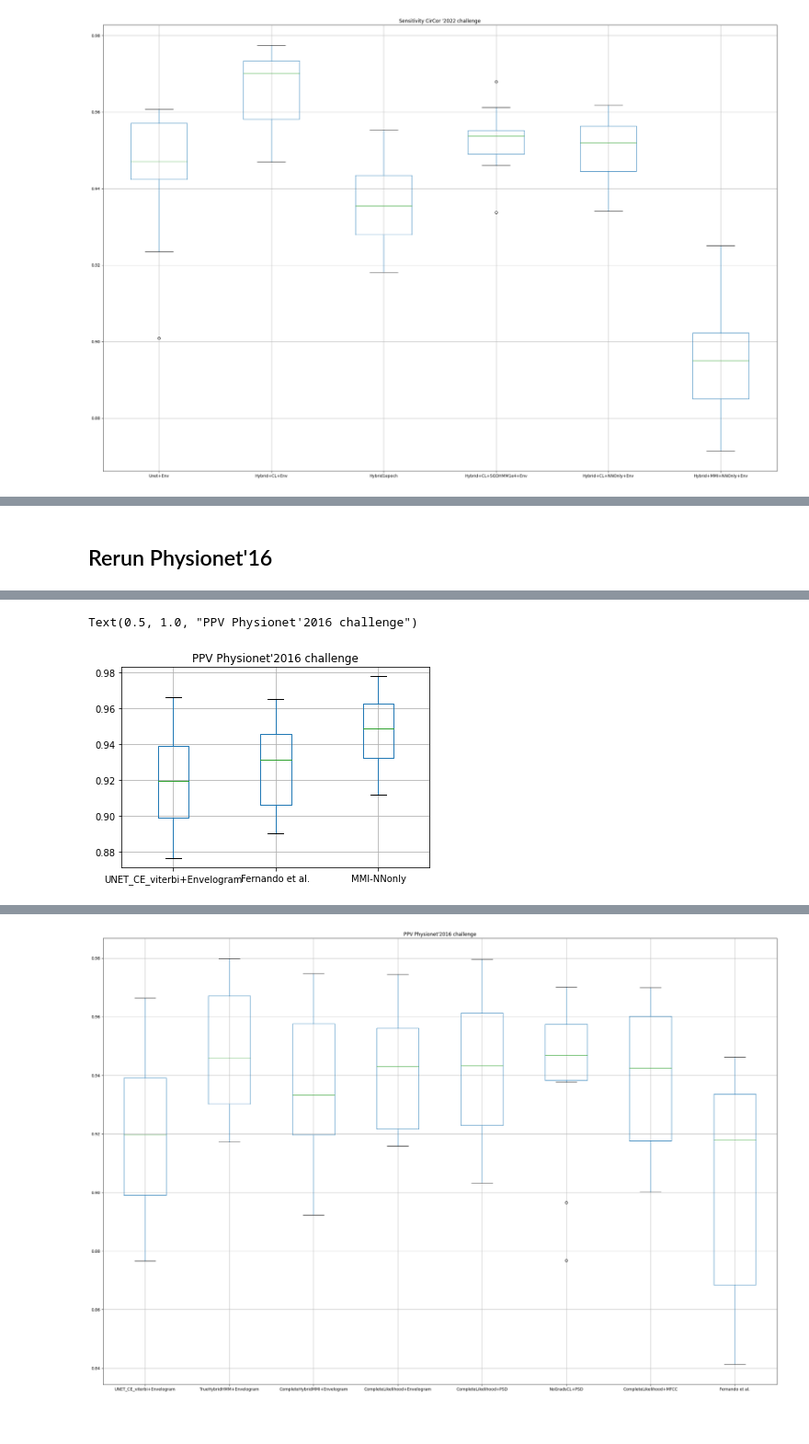
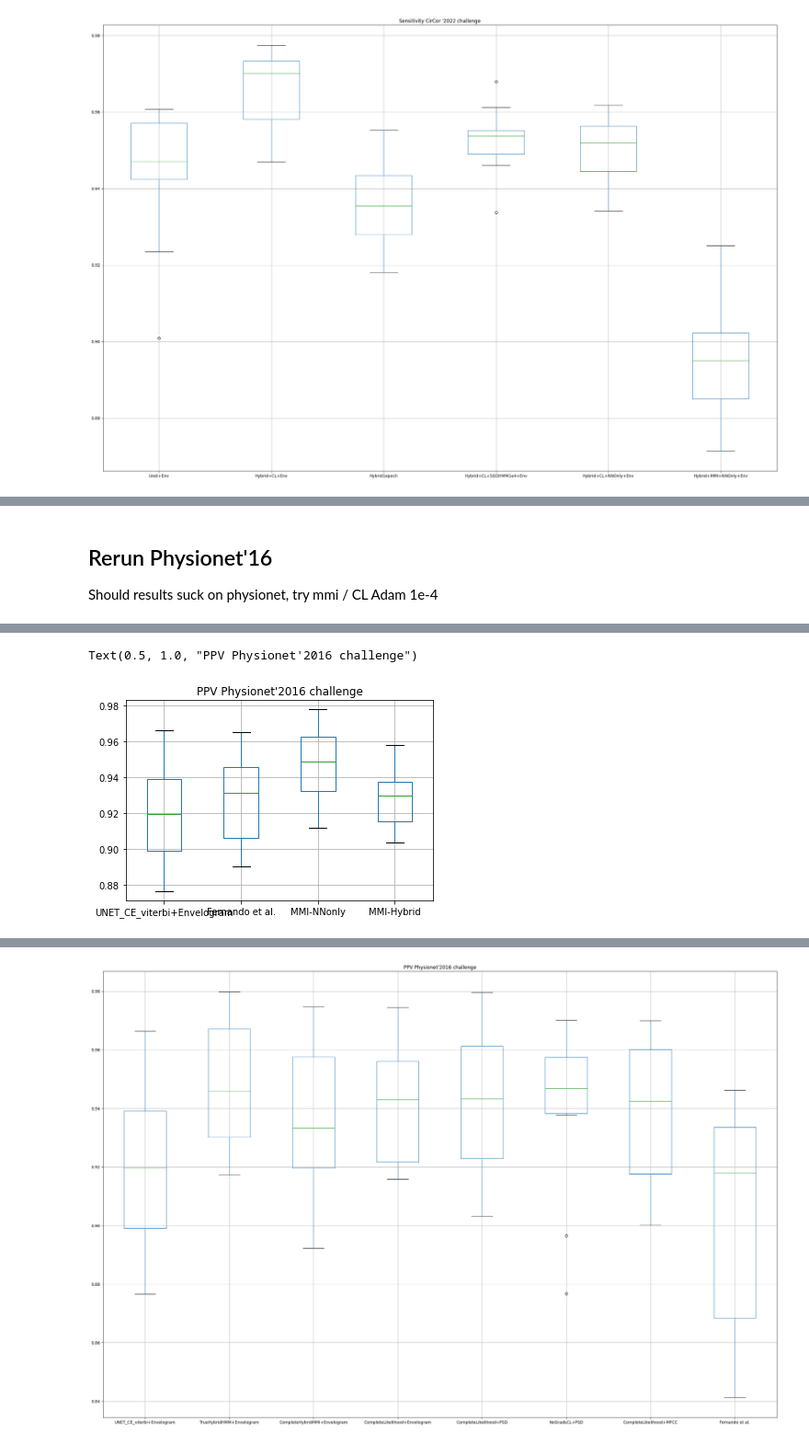
Before and after one commit to miguelmartins/hybrid-hmm, a Jupyter notebook: notebooks/physionet16_eval.ipynb, the cells around one changed output, grey strips where cells are left out. Shown at 92% size. Drawn from its saved outputs; the diff is of its cells as text; code cells hidden in the pictures.

Commit message:
Add hmm MMI NN hybrid for PH16

```diff
--- a/notebooks/physionet16_eval.ipynb
+++ b/notebooks/physionet16_eval.ipynb
@@ -175,12 +175,14 @@ plt.show()
   0.9612265530178732,
   0.9337805409365841,
   0.9678918015295088])
-# %% [markdown]
-## Rerun Physionet'16
+# %% [markdown]
+## Rerun Physionet'16
+Should results suck on physionet, try mmi / CL Adam 1e-4
 # %%
 ph16_crosse_unet_env = metrics_model('results/unet/unet/2022-02-26_07_49_39')
 ph16_fernando_CE_mfcc = metrics_model('results/rerun/fernando/fernando_CE_physio16_mfcc_joint/2022-09-17_07_52_13/')
 ph16_hmm_nnonly_mmi_env = metrics_model('results/rerun/hybrid/hmm_nnonly_mmi_env_physio16/2022-09-17_10_08_14')
+ph16_hmm_hybrid_mmi_env = metrics_model('results/rerun/hybrid/hmm_hybrid_mmi_env_physio16/2022-09-16_15_46_30')
 # %%
 !ls
 # %% [output]
@@ -204,13 +206,14 @@ p_states.mat                           viterbi.mat
 # %%
 df = pd.DataFrame({'UNET_CE_viterbi+Envelogram': ph16_crosse_unet_env[1],
                    'Fernando et al.': ph16_fernando_CE_mfcc[1],
-                   'MMI-NNonly': ph16_hmm_nnonly_mmi_env[1]
+                   'MMI-NNonly': ph16_hmm_nnonly_mmi_env[1],
+                   'MMI-Hybrid': ph16_hmm_hybrid_mmi_env[1]
                    }) # no grads CL, no grads MMI,  CL envelogram, corrected fernando
 boxplot = df.boxplot(column=list(df.keys()), figsize=(30,20))
 plt.title('PPV Physionet\'2016 challenge')
 # %% [output]
 Text(0.5, 1.0, "PPV Physionet'2016 challenge")
-[figure, old version]
+[figure, new version]
 # %%
 df = pd.DataFrame({'UNET_CE_viterbi+Envelogram': ph16_crosse_unet_env[2],
                    'Fernando et al.': ph16_fernando_CE_mfcc[2],
```
Also changed, not shown: parts of 1 cell of this notebook.
